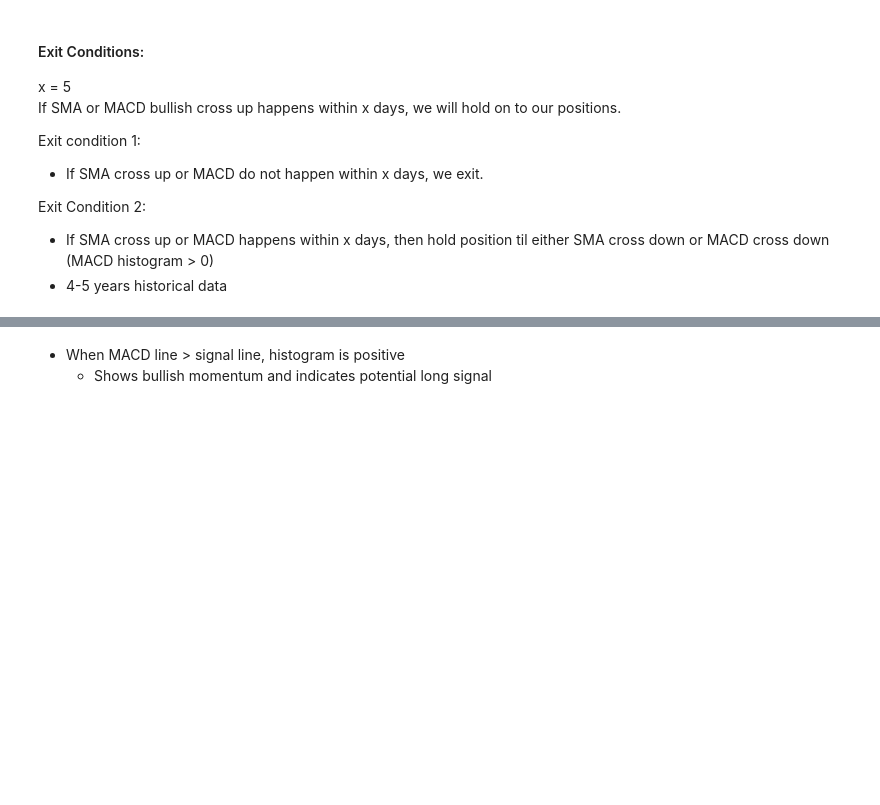
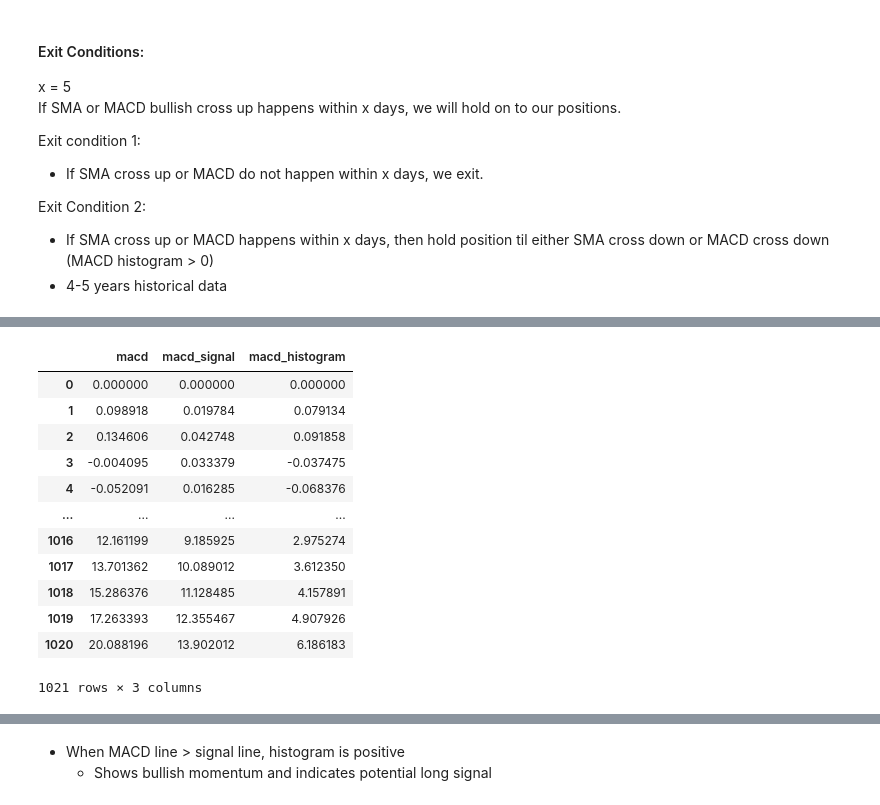
Before and after one commit to xyeng28/quant-strategy-backtester, a Jupyter notebook: notebooks/RSI_SMA_MACD_Backtesting.ipynb, the cells around one changed output, grey strips where cells are left out. Saved outputs shown, nothing was run; the diff lists cells and outputs as text; code cells hidden in the pictures; blank space fills up the shorter version.

```diff
--- a/notebooks/RSI_SMA_MACD_Backtesting.ipynb
+++ b/notebooks/RSI_SMA_MACD_Backtesting.ipynb
@@ -99,0 +239,17 @@ plot_macd(macd_df, ticker)
+# %%
+macd_df = df[['macd','macd_signal','macd_histogram']]
+display(macd_df)
+# %% [output]
+|  | macd | macd_signal | macd_histogram |
+| 0 | 0.000000 | 0.000000 | 0.000000 |
+| 1 | 0.098918 | 0.019784 | 0.079134 |
+| 2 | 0.134606 | 0.042748 | 0.091858 |
+| 3 | -0.004095 | 0.033379 | -0.037475 |
+| 4 | -0.052091 | 0.016285 | -0.068376 |
+| ... | ... | ... | ... |
+| 1016 | 12.161199 | 9.185925 | 2.975274 |
+| 1017 | 13.701362 | 10.089012 | 3.612350 |
+| 1018 | 15.286376 | 11.128485 | 4.157891 |
+| 1019 | 17.263393 | 12.355467 | 4.907926 |
+| 1020 | 20.088196 | 13.902012 | 6.186183 |
+1021 rows × 3 columns
```
Also changed, not shown: parts of 34 cells of this notebook, 6 other files.
